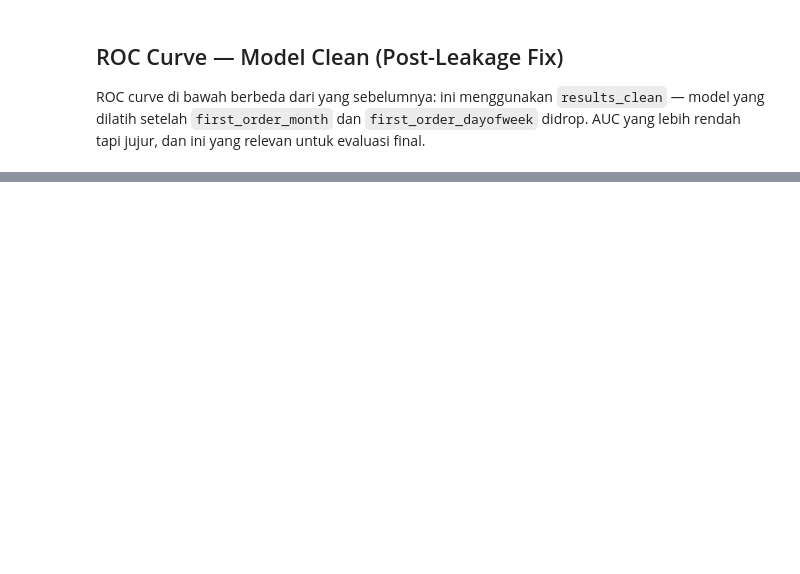
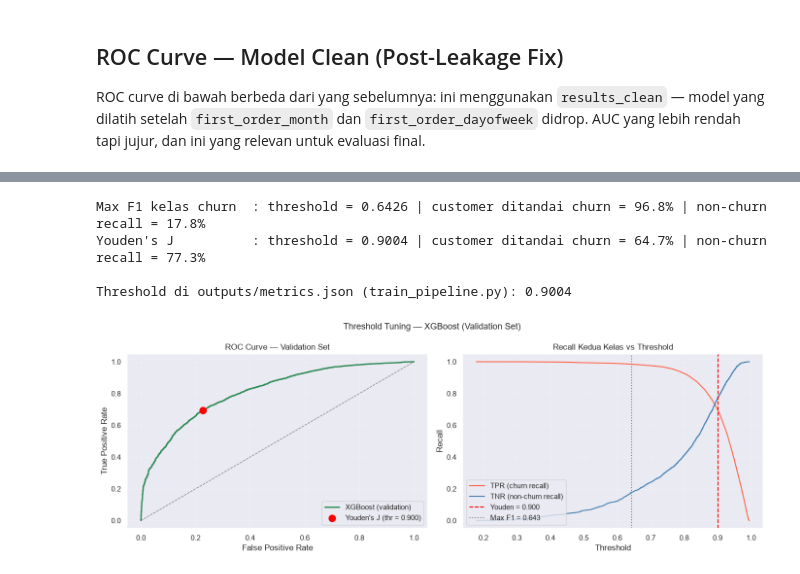
Before and after one commit to FarahAuliaKirana/Churn-Prediction, a Jupyter notebook: notebooks/04_modeling.ipynb, the cells around one changed output, grey strips where cells are left out. Saved outputs shown, nothing was run; the diff lists cells and outputs as text; code cells hidden in the pictures; blank space fills up the shorter version.

```diff
--- a/notebooks/04_modeling.ipynb
+++ b/notebooks/04_modeling.ipynb
@@ -1318,0 +1231,61 @@ Analisis SHAP ini memberikan arahan yang sangat presisi bagi tim Marketing Olist
+# %%
+# Threshold Tuning — Validation Set
+from sklearn.metrics import precision_recall_curve
+
+val_proba = xgb_pipe.predict_proba(X_val_clean)[:, 1]
+
+# (a) Cara lama: maksimalkan F1 kelas churn
+prec_v, rec_v, thr_pr = precision_recall_curve(y_val, val_proba)
+f1_v = 2 * prec_v[:-1] * rec_v[:-1] / (prec_v[:-1] + rec_v[:-1] + 1e-9)
+thr_f1 = thr_pr[f1_v.argmax()]
+
+# (b) Cara baru: Youden's J
+fpr_v, tpr_v, thr_roc = roc_curve(y_val, val_proba)
+j = tpr_v - fpr_v
+j[~np.isfinite(thr_roc)] = -np.inf
+best_j = j.argmax()
+best_thresh = float(thr_roc[best_j])
+
+for label, t in [('Max F1 kelas churn', thr_f1), ("Youden's J", best_thresh)]:
+    pred_v = (val_proba >= t).astype(int)
+    flagged = pred_v.mean()
+    nc_recall = ((pred_v == 0) & (y_val == 0)).sum() / (y_val == 0).sum()
+    print(f"{label:20s}: threshold = {t:.4f} | customer ditandai churn = {flagged:.1%} "
+          f"| non-churn recall = {nc_recall:.1%}")
+
+print(f"\nThreshold di outputs/metrics.json (train_pipeline.py): {pipeline_metrics['threshold']:.4f}")
+
+# Visualisasi
+fig, axes = plt.subplots(1, 2, figsize=(14, 5))
+
+axes[0].plot(fpr_v, tpr_v, color='seagreen', linewidth=2, label='XGBoost (validation)')
+axes[0].plot([0, 1], [0, 1], 'k--', linewidth=1, alpha=0.5)
+axes[0].scatter(fpr_v[best_j], tpr_v[best_j], color='red', s=100, zorder=5,
+                label=f"Youden's J (thr = {best_thresh:.3f})")
+axes[0].set_xlabel('False Positive Rate')
+axes[0].set_ylabel('True Positive Rate')
+axes[0].set_title('ROC Curve — Validation Set')
+axes[0].legend(loc='lower right')
+axes[0].grid(True, alpha=0.3)
+
+mask = np.isfinite(thr_roc)
+axes[1].plot(thr_roc[mask], tpr_v[mask], label='TPR (churn recall)', color='tomato')
+axes[1].plot(thr_roc[mask], 1 - fpr_v[mask], label='TNR (non-churn recall)', color='steelblue')
+axes[1].axvline(best_thresh, color='red', linestyle='--', label=f"Youden = {best_thresh:.3f}")
+axes[1].axvline(thr_f1, color='gray', linestyle=':', label=f"Max F1 = {thr_f1:.3f}")
+axes[1].set_xlabel('Threshold')
+axes[1].set_ylabel('Recall')
+axes[1].set_title('Recall Kedua Kelas vs Threshold')
+axes[1].legend(loc='lower left')
+axes[1].grid(True, alpha=0.3)
+
+plt.suptitle('Threshold Tuning — XGBoost (Validation Set)', fontsize=13)
+plt.tight_layout()
+plt.savefig('../outputs/figures/threshold_tuning.png', dpi=150)
+plt.show()
+# %% [output]
+Max F1 kelas churn  : threshold = 0.6426 | customer ditandai churn = 96.8% | non-churn recall = 17.8%
+Youden's J          : threshold = 0.9004 | customer ditandai churn = 64.7% | non-churn recall = 77.3%
+
+Threshold di outputs/metrics.json (train_pipeline.py): 0.9004
+[figure, added]
```
Also changed, not shown: parts of 59 cells of this notebook, 37 other files.
